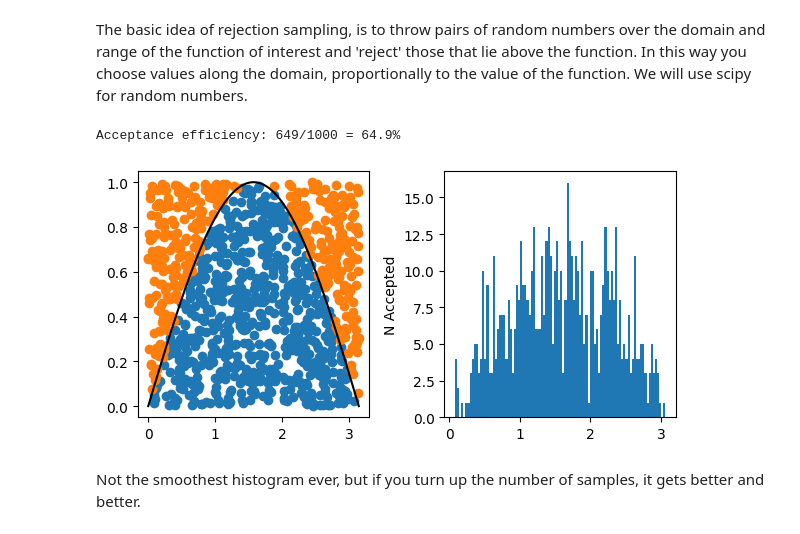
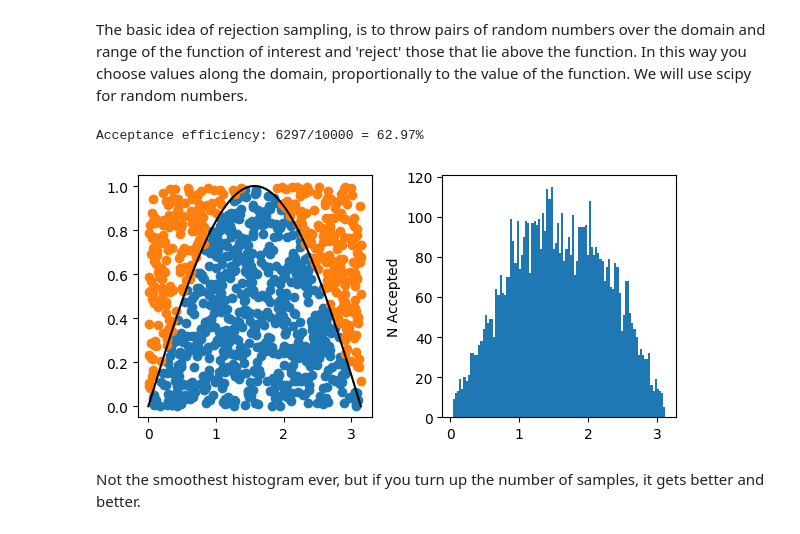
Before and after one commit to luketpickering/JupyNuGen, a Jupyter notebook: JupyNuGen.ipynb, the cells around one changed output. Drawn from its saved outputs; the diff is of its cells as text; code cells hidden in the pictures.

```diff
--- a/JupyNuGen.ipynb
+++ b/JupyNuGen.ipynb
@@ -852,39 +931,47 @@ The basic idea of rejection sampling, is to throw pairs of random numbers over t
 # %%
 def plot_rejsample(f, fdomain, frange, ntries=1000):
 
     xs = uniform.rvs(fdomain[0],fdomain[1] - fdomain[0], size=ntries)
     ys = uniform.rvs(frange[0],frange[1] - frange[0], size=ntries)
 
     accepted = ([],[])
     rejected = ([],[])
+    ntoscatter = 0
+
+    all_accepted = []
 
     for x,y in zip(xs,ys):
         if y < f(x):
-            accepted[0].append(x)
-            accepted[1].append(y)
-        else:
+            if(ntoscatter < 1000):
+                accepted[0].append(x)
+                accepted[1].append(y)
+                ntoscatter += 1
+
+            all_accepted.append(x)
+        elif(ntoscatter < 1000):
             rejected[0].append(x)
             rejected[1].append(y)
+            ntoscatter += 1
 
     fig, (ax1,ax2) = plt.subplots(1,2, figsize=(6,3))
 
-    ax1.scatter(accepted[0],accepted[1])
-    ax1.scatter(rejected[0],rejected[1])
+    ax1.scatter(accepted[0], accepted[1])
+    ax1.scatter(rejected[0], rejected[1])
 
-    xpoints = np.linspace(fdomain[0], fdomain[0]+fdomain[1],100)
+    xpoints = np.linspace(fdomain[0], fdomain[1], 1000)
     ax1.plot(xpoints, [f(x) for x in xpoints], c="black")
 
-    ax2.hist(accepted[0])
+    ax2.hist(all_accepted)
     ax2.set_ylabel("N Accepted")
 
     fig.show()
 
-    print("Acceptance efficiency: %s/%s = %s%%" % (len(accepted[0]),ntries, 100 * len(accepted[0])/ntries) )
+    print("Acceptance efficiency: %s/%s = %s%%" % (len(all_accepted),ntries, 100 * len(all_accepted)/ntries) )
 
-plot_rejsample(np.sin,(0,pi),(0,1))
+plot_rejsample(np.sin,(0,pi),(0,1), 10000)
 # %% [output]
-Acceptance efficiency: 649/1000 = 64.9%
+Acceptance efficiency: 6297/10000 = 62.97%
-[figure, old version]
+[figure, new version]
 # %% [markdown]
 Not the smoothest histogram ever, but if you turn up the number of samples, it gets better and better.
 # %% [markdown]
```
Also changed, not shown: parts of 44 cells of this notebook.
